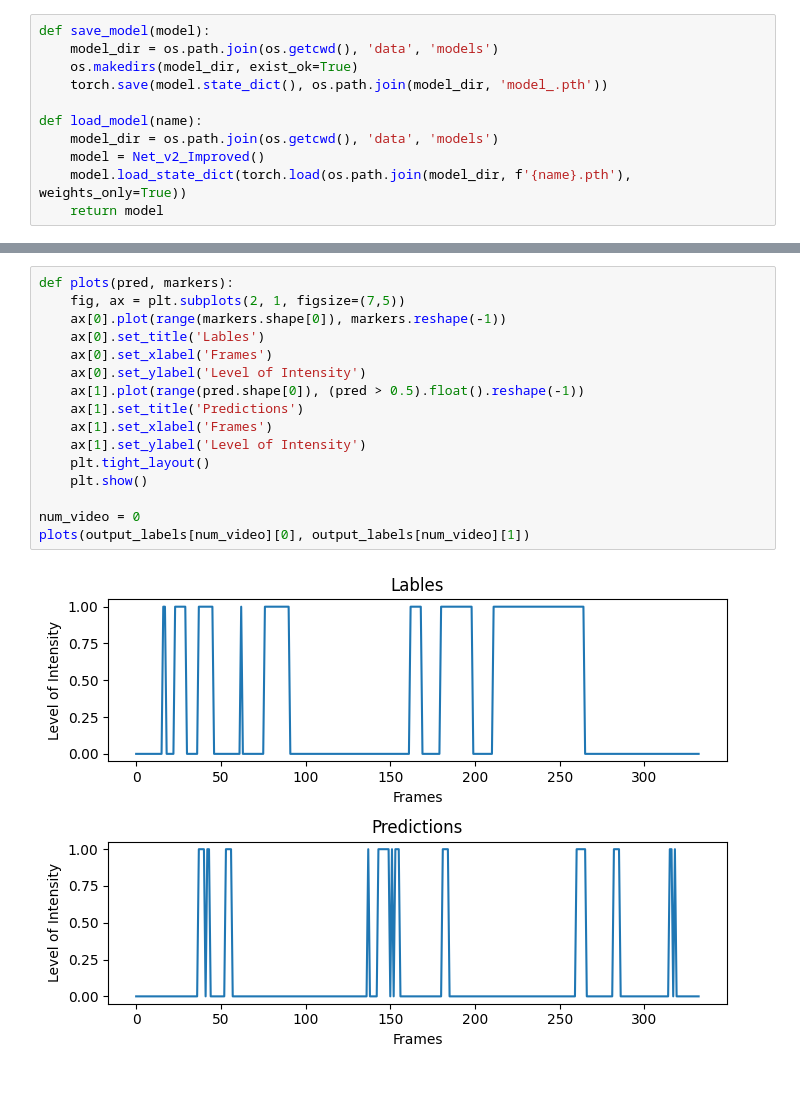
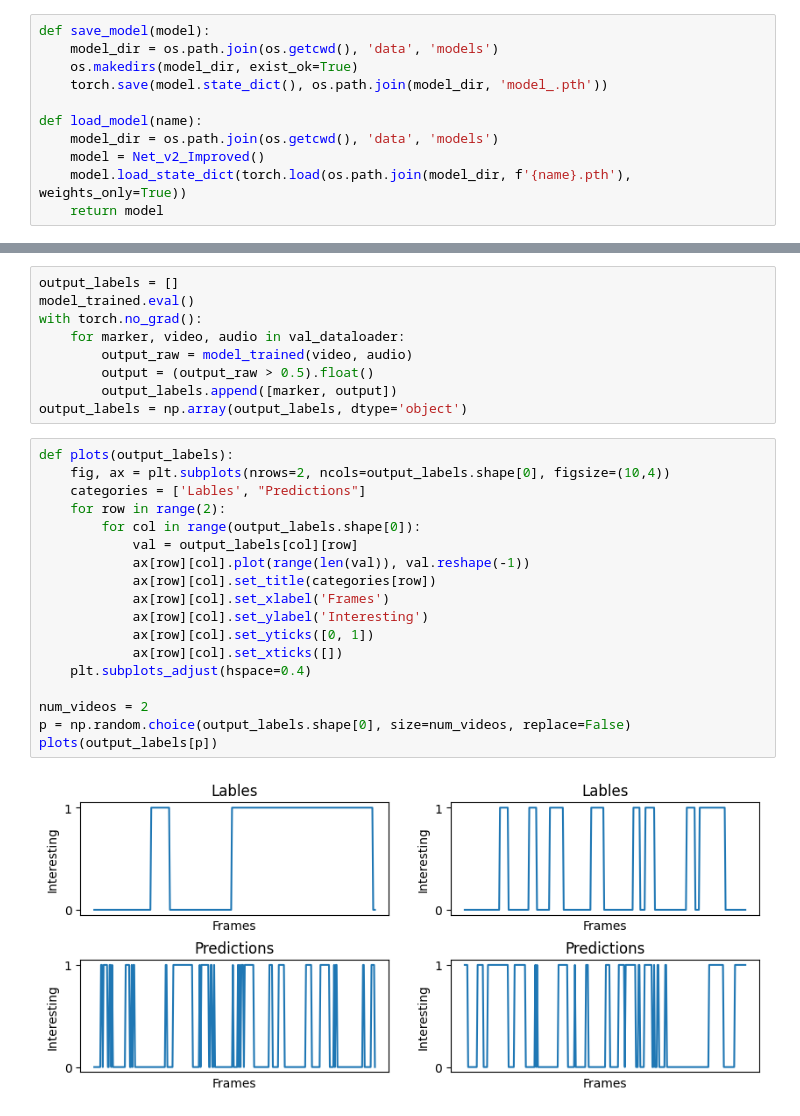
Before and after one commit to Morzevichka/clips_project, a Jupyter notebook: train_val.ipynb, the cells around one changed output, grey strips where cells are left out. Drawn from its saved outputs; the diff is of its cells as text; blank space fills up the shorter version.

```diff
--- a/train_val.ipynb
+++ b/train_val.ipynb
@@ -161,20 +155,31 @@ Validation loss: 2.042752, validation accuracy: 193.00
-# %%
-def plots(pred, markers):
-    fig, ax = plt.subplots(2, 1, figsize=(7,5))
-    ax[0].plot(range(markers.shape[0]), markers.reshape(-1))
-    ax[0].set_title('Lables')
-    ax[0].set_xlabel('Frames')
-    ax[0].set_ylabel('Level of Intensity')
-    ax[1].plot(range(pred.shape[0]), (pred > 0.5).float().reshape(-1))
-    ax[1].set_title('Predictions')
-    ax[1].set_xlabel('Frames')
-    ax[1].set_ylabel('Level of Intensity')
-    plt.tight_layout()
-    plt.show()
-
-num_video = 0
-plots(output_labels[num_video][0], output_labels[num_video][1])
-# %% [output]
-[figure, removed]
+# %%
+output_labels = []
+model_trained.eval()
+with torch.no_grad():
+    for marker, video, audio in val_dataloader:
+        output_raw = model_trained(video, audio)
+        output = (output_raw > 0.5).float()
+        output_labels.append([marker, output])
+output_labels = np.array(output_labels, dtype='object')
+# %%
+def plots(output_labels):
+    fig, ax = plt.subplots(nrows=2, ncols=output_labels.shape[0], figsize=(10,4))
+    categories = ['Lables', "Predictions"]
+    for row in range(2):
+        for col in range(output_labels.shape[0]):
+            val = output_labels[col][row]
+            ax[row][col].plot(range(len(val)), val.reshape(-1))
+            ax[row][col].set_title(categories[row])
+            ax[row][col].set_xlabel('Frames')
+            ax[row][col].set_ylabel('Interesting')
+            ax[row][col].set_yticks([0, 1])
+            ax[row][col].set_xticks([])
+    plt.subplots_adjust(hspace=0.4)
+
+num_videos = 2
+p = np.random.choice(output_labels.shape[0], size=num_videos, replace=False)
+plots(output_labels[p])
+# %% [output]
+[figure, added]
 # %%
 def get_loss_metrics_plots(losses_metrics):
```
Also changed, not shown: parts of 9 cells of this notebook, 15 other files.
